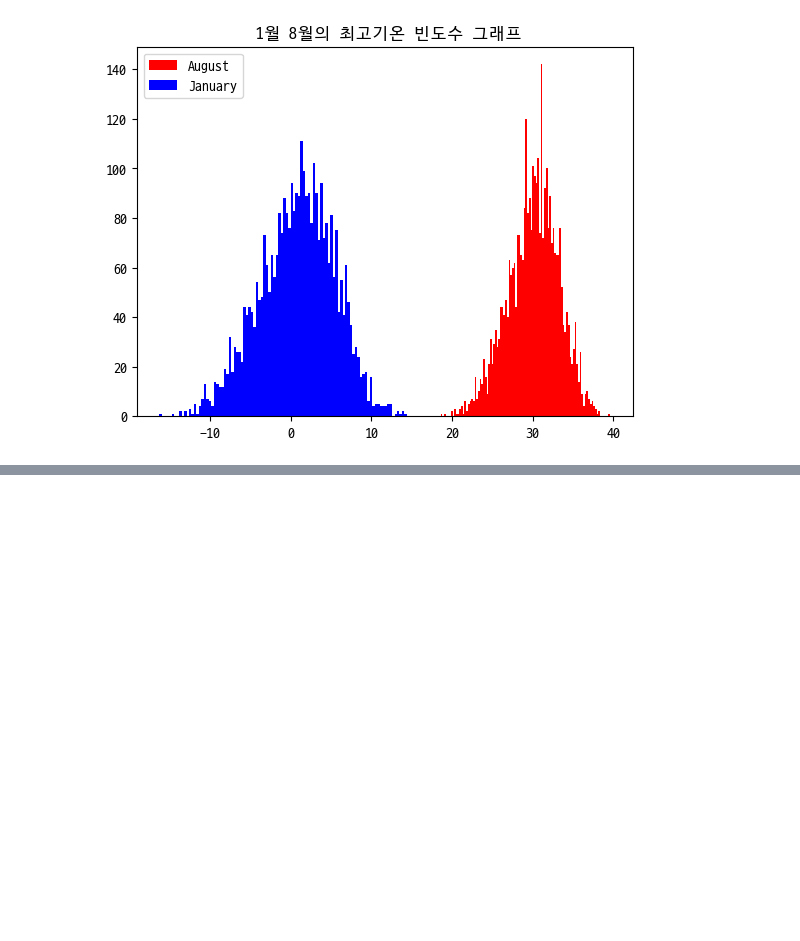
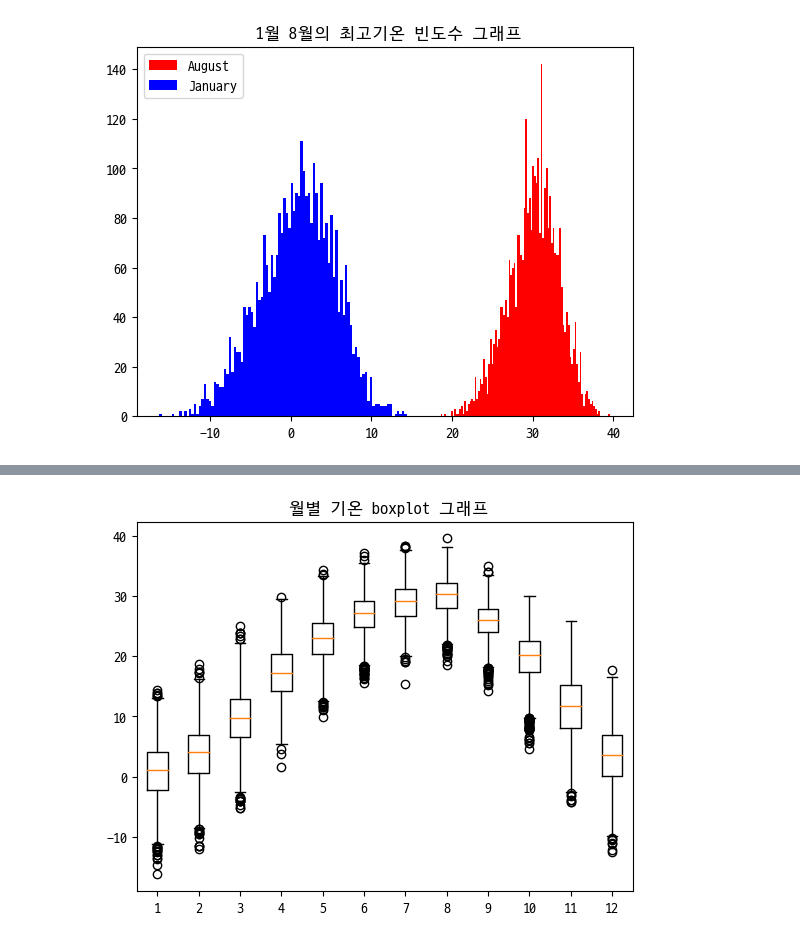
Before and after one commit to IANAHB0517/goott, a Jupyter notebook: python/jupyter/01_Day100.ipynb, the cells around one changed output, grey strips where cells are left out. Cells and saved outputs as stored; diff of their text form; code cells hidden in the pictures; blank space fills up the shorter version.

```diff
--- a/python/jupyter/01_Day100.ipynb
+++ b/python/jupyter/01_Day100.ipynb
@@ -302,0 +355,57 @@ file.close()
+# %%
+# boxplot을 이용하여 월별 데이터를 표현 하세요
+
+
+# 1월과 8월의 최고 기온을 각각 히스트 그램으로 그려보자
+
+
+import csv
+import matplotlib.pyplot as plt
+
+# CSV 파일을 읽기 모드로 open 할 수 있는 스트리밍 객체 얻기
+file = open('D:\\lecture\\python\\jupyter\\seoulTemperature.csv' , 'r' , encoding='utf-8')
+data = csv.reader(file, delimiter=',') # ,로 구분하여 스트리밍 객체에서 파일 읽기
+
+# ['날씨', '지정', '평균', '최저', '최고']
+
+#january, february, march, april, may, june, july,august, september, october, nobember, december  = [], [], [], [], [], [], [], [], [], [], [], []
+
+
+
+
+
+# for row in data :
+#   if row[-1] != '' :
+#        for i in range(12) :
+#            if row[0].split('-')[1] == '{:02d}'.format(i) :
+#                months[i].append(float(row[-1]))
+
+
+
+
+plt.rc('font', family='d2coding') # title을 한글로 적기 위해 폰트 지정 !! 꼭 사용할 폰트를 명시해주어야 한다
+plt.title(' 월별 기온 boxplot 그래프')
+
+#for month in months :
+#    plt.boxplot(month)
+
+# 평균에서 너무 심하게 벗어나는 값은 원으로 표현된다.
+
+
+months = [ [], [], [], [], [], [], [], [], [], [], [], [] ]
+
+for row in data :
+    if row[-1] != '' :
+        # month 리스트의 int(월) -1 번째에 해당 월의 최고 기온을
+        months[int(row[0].split('-')[1]) - 1].append(float(row[-1]))
+
+
+
+plt.boxplot(months)
+
+
+plt.show()
+
+file.close()
+# %% [output]
+[figure, added]
```
Also changed, not shown: parts of 4 cells of this notebook, 3 other files.
